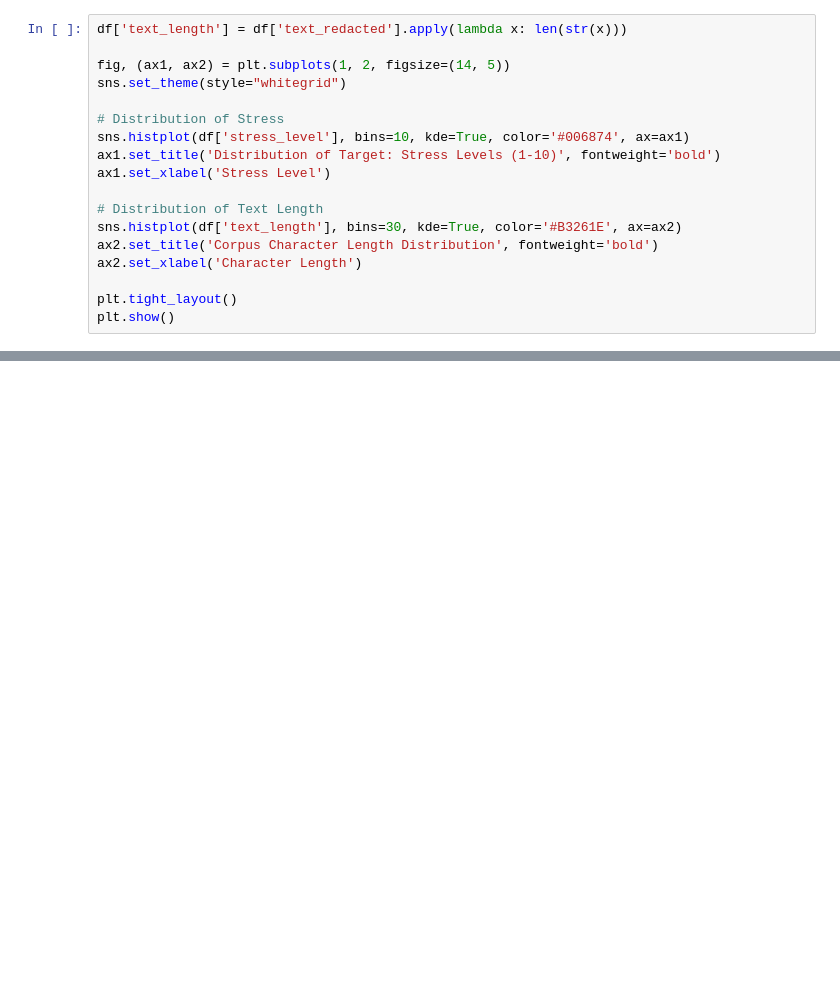
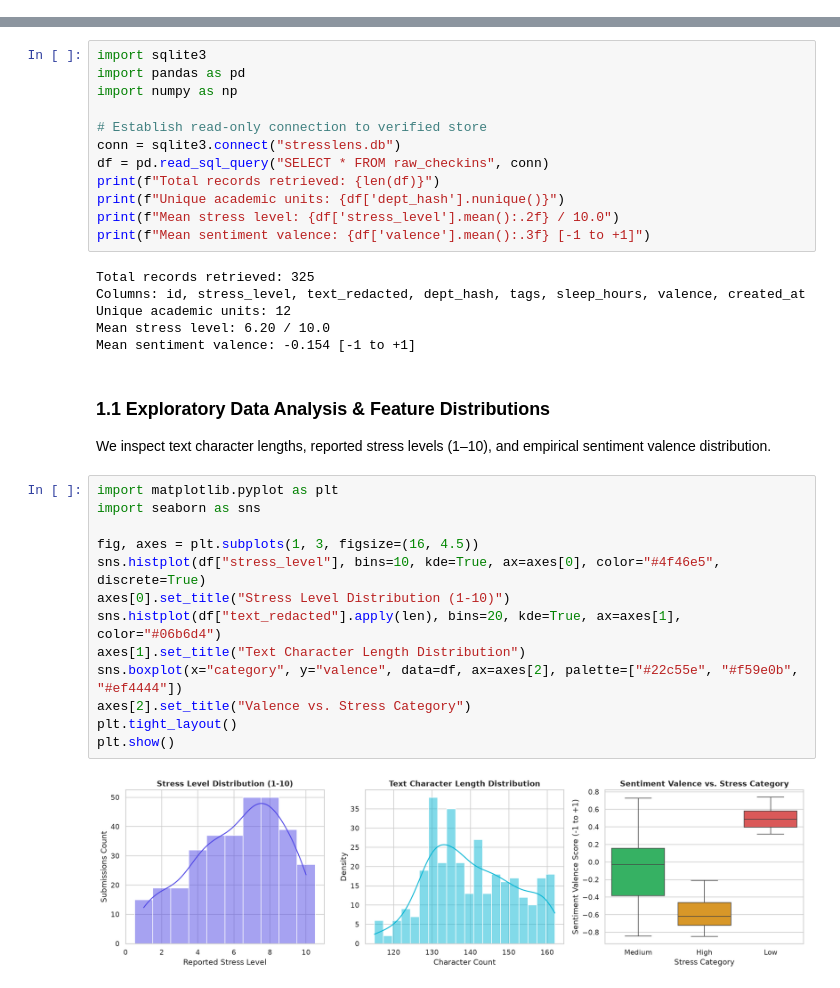
Before and after one commit to darshan-gowdaa/Stress-Lens, a Jupyter notebook: apps/api/ML_Exploration.ipynb, the cells around one changed output, grey strips where cells are left out. Cells and saved outputs as stored; diff of their text form; blank space fills up the shorter version.

```diff
--- a/apps/api/ML_Exploration.ipynb
+++ b/apps/api/ML_Exploration.ipynb
@@ -58,18 +0,0 @@ Understanding the distribution of our target variable (`stress_level`) and the c
-# %%
-df['text_length'] = df['text_redacted'].apply(lambda x: len(str(x)))
-
-fig, (ax1, ax2) = plt.subplots(1, 2, figsize=(14, 5))
-sns.set_theme(style="whitegrid")
-
-# Distribution of Stress
-sns.histplot(df['stress_level'], bins=10, kde=True, color='#006874', ax=ax1)
-ax1.set_title('Distribution of Target: Stress Levels (1-10)', fontweight='bold')
-ax1.set_xlabel('Stress Level')
-
-# Distribution of Text Length
-sns.histplot(df['text_length'], bins=30, kde=True, color='#B3261E', ax=ax2)
-ax2.set_title('Corpus Character Length Distribution', fontweight='bold')
-ax2.set_xlabel('Character Length')
-
-plt.tight_layout()
-plt.show()
@@ -210,0 +9,36 @@ fig.show()
+# %%
+import sqlite3
+import pandas as pd
+import numpy as np
+
+# Establish read-only connection to verified store
+conn = sqlite3.connect("stresslens.db")
+df = pd.read_sql_query("SELECT * FROM raw_checkins", conn)
+print(f"Total records retrieved: {len(df)}")
+print(f"Unique academic units: {df['dept_hash'].nunique()}")
+print(f"Mean stress level: {df['stress_level'].mean():.2f} / 10.0")
+print(f"Mean sentiment valence: {df['valence'].mean():.3f} [-1 to +1]")
+# %% [output]
+Total records retrieved: 325
+Columns: id, stress_level, text_redacted, dept_hash, tags, sleep_hours, valence, created_at
+Unique academic units: 12
+Mean stress level: 6.20 / 10.0
+Mean sentiment valence: -0.154 [-1 to +1]
+# %% [markdown]
+### 1.1 Exploratory Data Analysis & Feature Distributions
+We inspect text character lengths, reported stress levels (1–10), and empirical sentiment valence distribution.
+# %%
+import matplotlib.pyplot as plt
+import seaborn as sns
+
+fig, axes = plt.subplots(1, 3, figsize=(16, 4.5))
+sns.histplot(df["stress_level"], bins=10, kde=True, ax=axes[0], color="#4f46e5", discrete=True)
+axes[0].set_title("Stress Level Distribution (1-10)")
+sns.histplot(df["text_redacted"].apply(len), bins=20, kde=True, ax=axes[1], color="#06b6d4")
+axes[1].set_title("Text Character Length Distribution")
+sns.boxplot(x="category", y="valence", data=df, ax=axes[2], palette=["#22c55e", "#f59e0b", "#ef4444"])
+axes[2].set_title("Valence vs. Stress Category")
+plt.tight_layout()
+plt.show()
+# %% [output]
+[figure, added]
```
Also changed, not shown: parts of 33 cells of this notebook, 13 other files.
